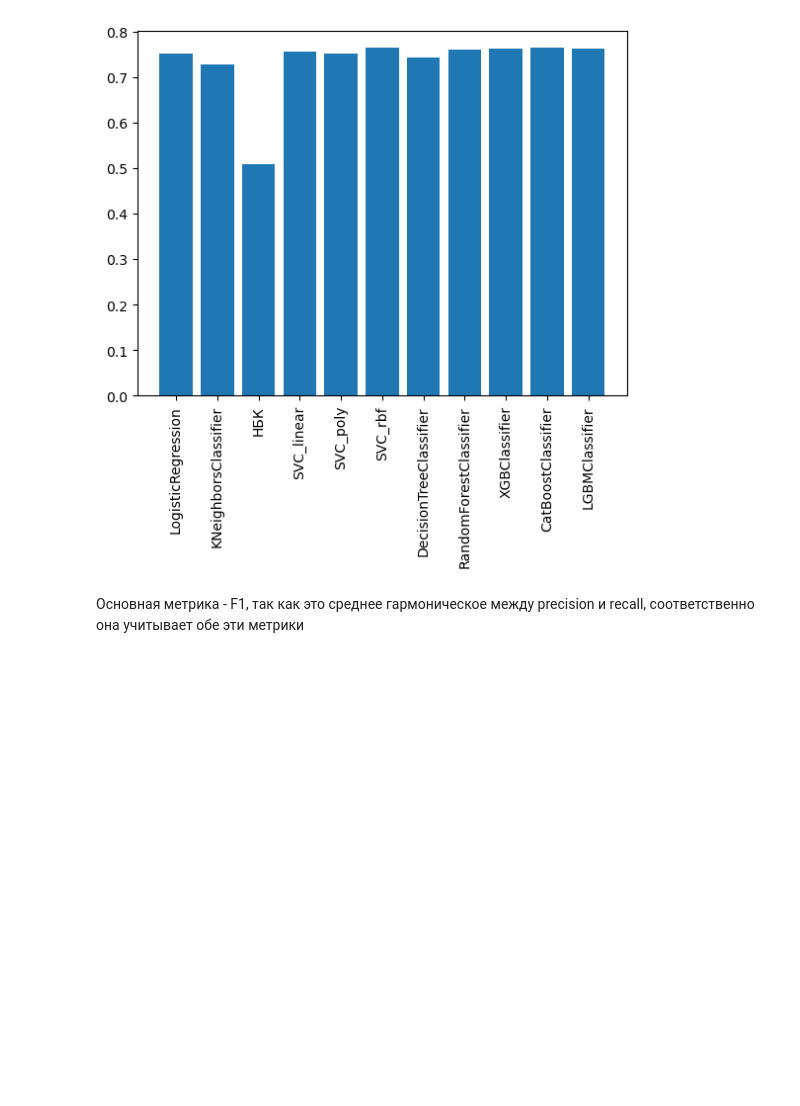
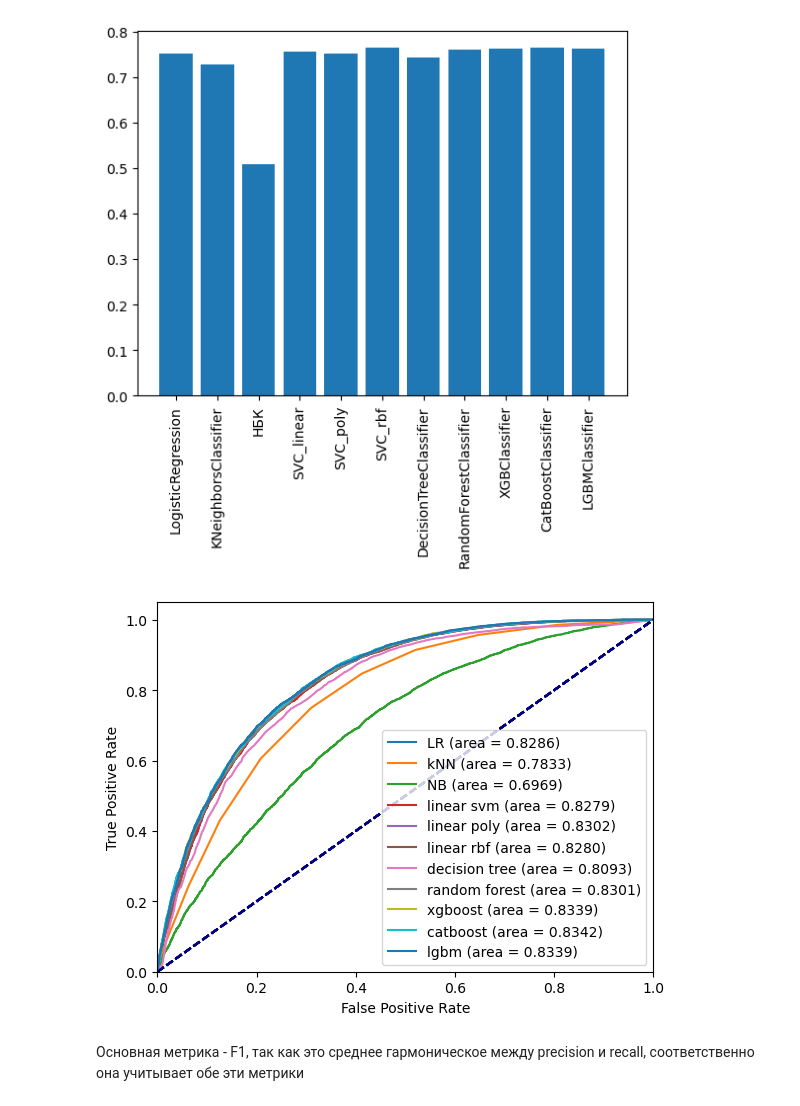
Before and after one commit to dashakoryakovskaya/diabetes_classification, a Jupyter notebook: notebooks/diabet_classification_notebook.ipynb, the cells around one changed output. Saved outputs shown, nothing was run; the diff lists cells and outputs as text; code cells hidden in the pictures; blank space fills up the shorter version.

```diff
--- a/notebooks/diabet_classification_notebook.ipynb
+++ b/notebooks/diabet_classification_notebook.ipynb
@@ -396,5 +421,6 @@ disp.plot()
 # %%
 params = {'depth': [4, 7, 10],
           'learning_rate': [0.01, 0.05, 0.1],
-          'iterations': [10, 50, 100]}
+          'iterations': [10, 50, 100],
+          }
 # %%
@@ -504,6 +518,33 @@ plt.xticks(rotation=90)
 plt.show()
 # %% [output]
 [figure]
+# %%
+def roc_auc_plot(y_test, y_probs, label):
+    fpr, tpr, treshold = roc_curve(y_test, y_probs)
+    roc_auc = auc(fpr, tpr)
+    plt.plot(fpr, tpr,
+            label=label + ' (area = %0.4f)' % roc_auc)
+    plt.plot([0, 1], [0, 1], color='navy', linestyle='--')
+    plt.xlim([0.0, 1.0])
+    plt.ylim([0.0, 1.05])
+    plt.xlabel('False Positive Rate')
+    plt.ylabel('True Positive Rate')
+    plt.legend(loc="lower right")
+# %%
+roc_auc_plot(y_test, y_probs_lr, 'LR')
+roc_auc_plot(y_test, y_probs_knn, 'kNN')
+roc_auc_plot(y_test, y_probs_nb, 'NB')
+roc_auc_plot(y_test, y_probs_svm_all['linear'], 'linear svm')
+roc_auc_plot(y_test, y_probs_svm_all['poly'], 'linear poly')
+roc_auc_plot(y_test, y_probs_svm_all['rbf'], 'linear rbf')
+roc_auc_plot(y_test, y_probs_dt, 'decision tree')
+roc_auc_plot(y_test, y_probs_rf, 'random forest')
+roc_auc_plot(y_test, y_probs_xgboost, 'xgboost')
+roc_auc_plot(y_test, y_probs_catboost, 'catboost')
+roc_auc_plot(y_test, y_probs_lgbm, 'lgbm')
+plt.show()
+# %% [output]
+[figure, added]
 # %% [markdown]
 Основная метрика - F1, так как это среднее гармоническое между precision и recall, соответственно она учитывает обе эти метрики
 # %% [markdown]
```
Also changed, not shown: parts of 37 cells of this notebook.
